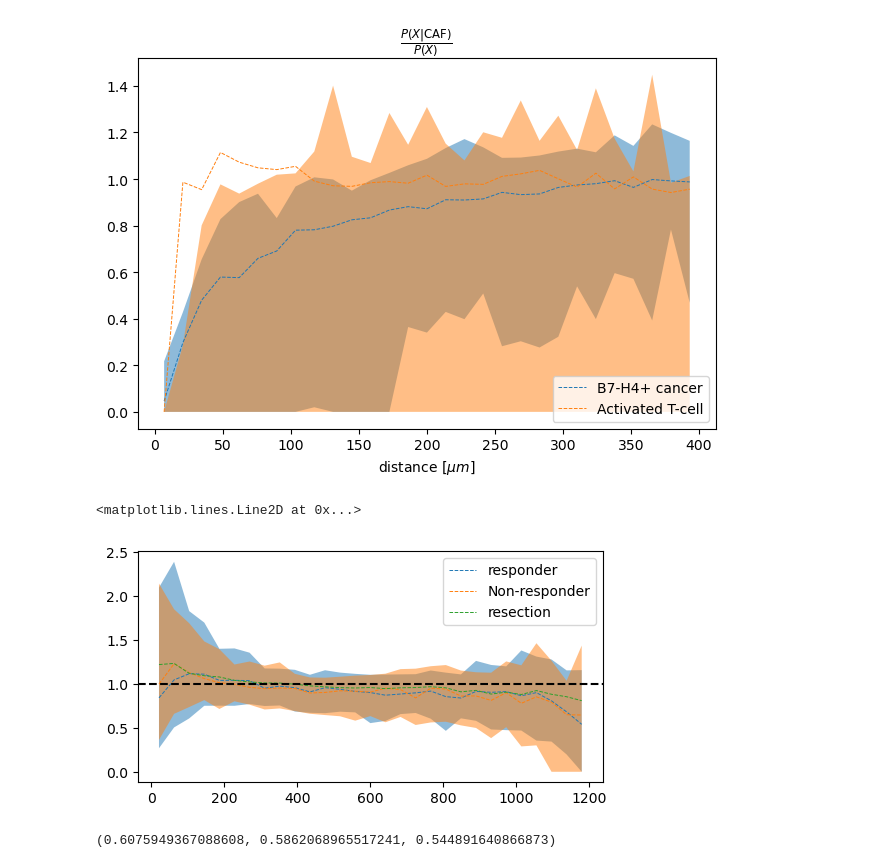
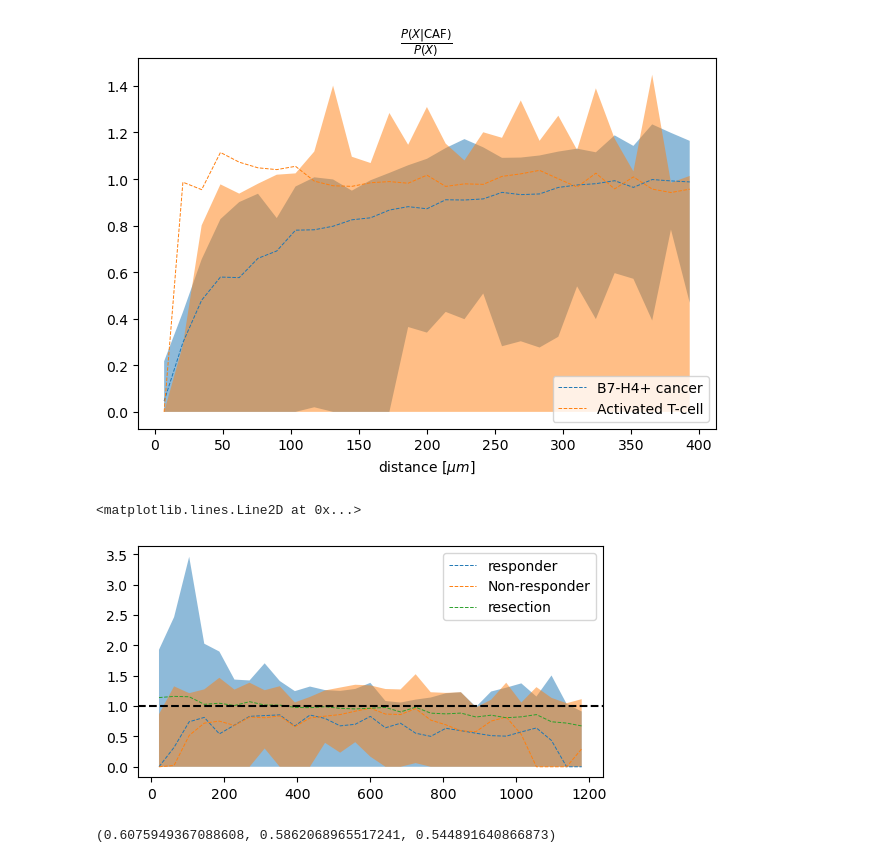
Before and after one commit to Schumacher-group/IMC_TNBC_analysis, a Jupyter notebook: results_analysis/spatial.ipynb, the cells around one changed output. Saved outputs shown, nothing was run; the diff lists cells and outputs as text; code cells hidden in the pictures.

```diff
--- a/results_analysis/spatial.ipynb
+++ b/results_analysis/spatial.ipynb
@@ -384,5 +370,2 @@ for key0 in types_to_inspect:
 # %%
 import pickle
-with open('distance_distribution.pkl', 'wb') as f:
-    pickle.dump({'resection':dic_resection,'pCR':dic_pCR,'non_responder':dic_nR}, f)
-dic_resection.keys()
@@ -397,16 +376,17 @@ NameError: name 'pickle' is not defined
 dic_resection = loaded_dict['resection']
 dic_pCR = loaded_dict['pCR']
 dic_nR = loaded_dict['non_responder']
+x = loaded_dict['x']
 # %% [markdown]
 key0 is the cell type we compute the
 # %%
-key0 = 'Fibroblast'#'CD163+ MAC'
+key0 = 'CD163+ MAC'#'Fibroblast'#'CD163+ MAC'
 dic_resection_key0 = dic_resection[key0]
 dic_pCR_key0  = dic_pCR[key0]
 dic_nR_key0 = dic_nR[key0]
 f,axs = plt.subplots(ncols=3,nrows=1,figsize = (15,4),sharey=True)
-for key in  ['B7-H4+ cancer']:
-    #'CD163+ MAC''Activated T-cell'
+for key in  ['B7-H4+ cancer','Activated T-cell']:
+    #
     #responders
     axs[0].plot((x[1:]+x[:-1])/2,np.nanmedian(dic_pCR_key0[key],axis = 0),label = key,ls = '--',lw = 3)
     q75, q25 = np.nanpercentile(dic_pCR_key0[key], [75 ,25],axis = 0)
@@ -457,20 +437,20 @@ plt.tight_layout()
 [figure]
 # %%
 plt.figure(figsize = (6,3))
-key = 'Fibroblast'#'Activated T-cell'
-plt.plot((x[1:]+x[:-1])/2,np.nanmedian(dic_pCR[key],axis = 0),ls = '--',lw = 0.7,label = 'responder')
-q75, q25 = np.nanpercentile(dic_pCR[key], [75 ,25],axis = 0)
+key = 'Activated T-cell'
+plt.plot((x[1:]+x[:-1])/2,np.nanmedian(dic_pCR_key0[key],axis = 0),ls = '--',lw = 0.7,label = 'responder')
+q75, q25 = np.nanpercentile(dic_pCR_key0[key], [75 ,25],axis = 0)
 plt.fill_between((x[1:]+x[:-1])/2,q75,q25,alpha = 0.5)
-plt.plot((x[1:]+x[:-1])/2,np.nanmedian(dic_nR[key],axis = 0),ls = '--',lw = 0.7,label = 'Non-responder')
-q75, q25 = np.nanpercentile(dic_nR[key], [75 ,25],axis = 0)
+plt.plot((x[1:]+x[:-1])/2,np.nanmedian(dic_nR_key0[key],axis = 0),ls = '--',lw = 0.7,label = 'Non-responder')
+q75, q25 = np.nanpercentile(dic_nR_key0[key], [75 ,25],axis = 0)
 plt.fill_between((x[1:]+x[:-1])/2,q75,q25,alpha = 0.5)
-plt.plot((x[1:]+x[:-1])/2,np.nanmedian(dic_resection[key],axis = 0),ls = '--',lw = 0.7,label = 'resection')
+plt.plot((x[1:]+x[:-1])/2,np.nanmedian(dic_resection_key0[key],axis = 0),ls = '--',lw = 0.7,label = 'resection')
 plt.legend()
 #plt.fill_between((x[1:]+x[:-1])/2,q75,q25,alpha = 0.5)
 plt.axhline(1,ls = '--',c = 'k')
 # %% [output]
 <matplotlib.lines.Line2D at 0x...>
-[figure, old version]
+[figure, new version]
 # %%
 #print(len(dic_nR[key]),len(dic_pCR[key]),len(dic_resection[key]))
 a = adata.obs[['acquisition_ID','SAMPLE_TYPE_(CORE/RESECTION)','Response']].drop_duplicates().groupby(by = ['SAMPLE_TYPE_(CORE/RESECTION)','Response']).count()['acquisition_ID']
```
Also changed, not shown: parts of 15 cells of this notebook, 14 other files.
